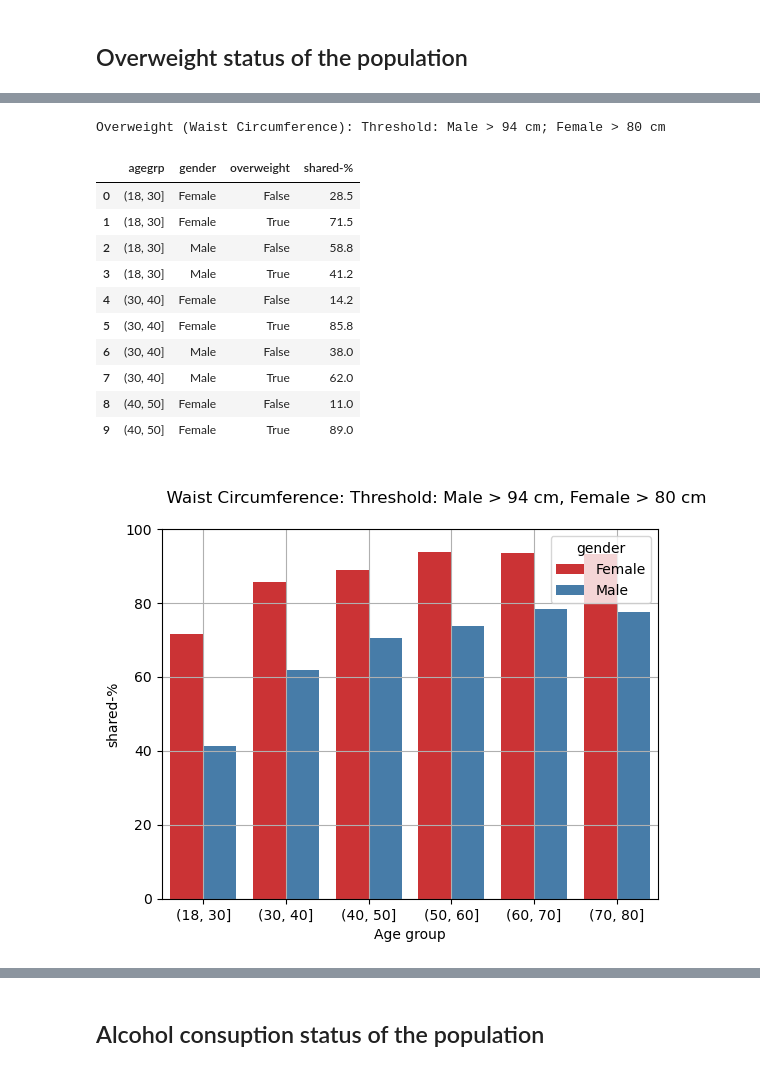
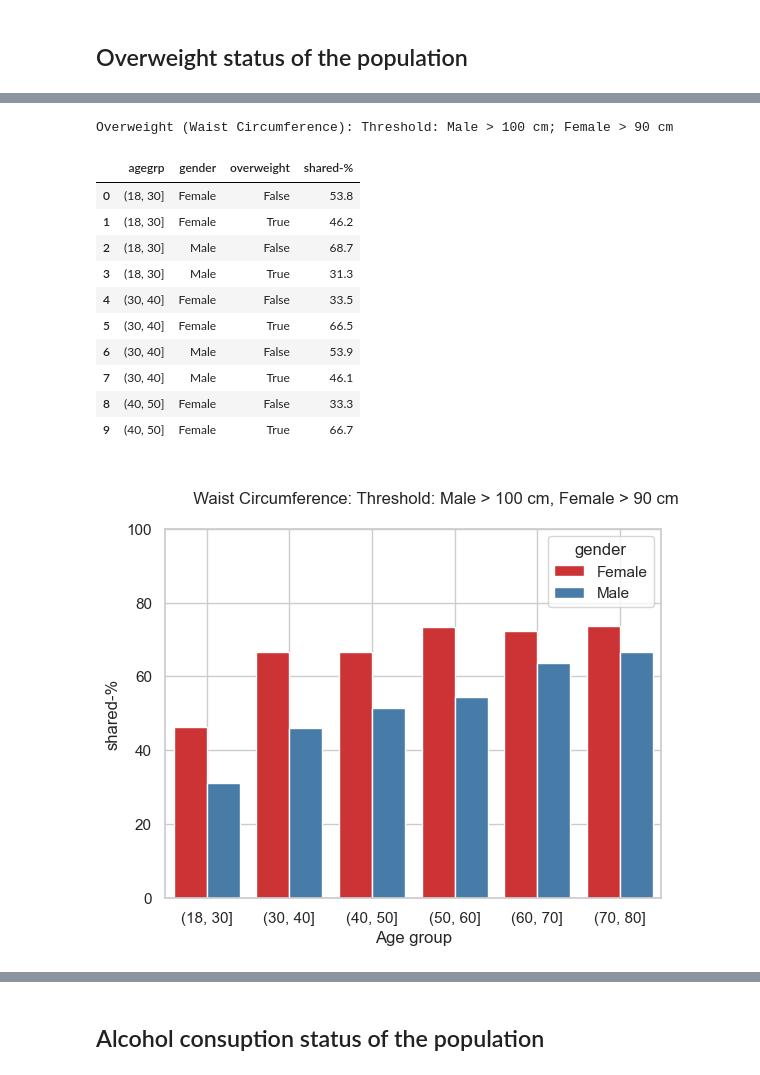
Before and after one commit to jahokas/statistics, a Jupyter notebook: nhanes_study.ipynb, the cells around one changed output, grey strips where cells are left out. Saved outputs shown, nothing was run; the diff lists cells and outputs as text; code cells hidden in the pictures.

```diff
--- a/nhanes_study.ipynb
+++ b/nhanes_study.ipynb
@@ -159,6 +213,7 @@ low = da["BPXSY1"] <= 120
 normal = (da["BPXSY1"] > 120) & (da["BPXSY1"] <= 130)
 high = (da["BPXSY1"] > 130) & (da["BPXSY1"] <= 160)
 very_high = da["BPXSY1"] > 160
-elevated = high | very_high
+elevated = very_high
+# elevated = high | very_high
 da["elevated_bloodpr"] = np.where(elevated, True, False)
 # %% [output]
@@ -444,10 +562,11 @@ print("""
 ## Demographic status of the population
 # %%
 # Demographic status of the population
+da["agegrp"] = da["agegrp"].astype(str)
 da["DMDMARTL"] = da.DMDMARTL.fillna(0)
 da["marital_status"] = da.DMDMARTL.replace({0: "Missing", 1: "Married", 2: "Widowed", 3: "Divorced", 4: "Separated", 5: "Never married",
                                        6: "Living with partner", 77: "Refused", 99: "Don't Know"})
-target_group = da["RIDAGEYR"] >= 50
+target_group = ((da['agegrp'] == "(50, 60]") & (da['gender'] == "Male")) | ((da['agegrp'] == "(30, 40]") & (da['gender'] == "Female"))
 lonely = (da["DMDMARTL"] == 0) | (da["DMDMARTL"] == 1) | (da["DMDMARTL"] == 6) | (da["DMDMARTL"] == 77) | (da["DMDMARTL"] == 99)
 da['lonely'] = np.where(lonely, False, True)
 da['target_group'] = np.where(target_group, True, False)
@@ -540,7 +679,5 @@ print("""
 # %%
 # Overweight status of the population
 da['BMXWAIST'] = da['BMXWAIST'].astype('float')
-normal = ((da["BMXWAIST"] <= 94.0) & male) | ((da["BMXWAIST"] <= 80.0) & female)
+normal = ((da["BMXWAIST"] <= 100.0) & (da['gender'] == 'Male')) | ((da["BMXWAIST"] <= 90.0) & (da['gender'] == 'Female'))
 overweight = ~normal
-da['overweight'] = np.where(overweight, True, False)
-da["overweight"].value_counts().sort_index()
@@ -562,33 +722,33 @@ min        58.700000
 max       171.600000
 Name: BMXWAIST, dtype: float64
 # %%
-w = da.loc[:, ['SEQN','gender', 'elevated_bloodpr', 'overweight', 'agegrp']].groupby(['agegrp', 'gender', 'overweight'], observed=True)['agegrp'].count()
+w = da.loc[:, ['gender', 'elevated_bloodpr', 'overweight', 'agegrp']].groupby(['agegrp', 'gender', 'overweight'], observed=True)['agegrp'].count()
 w = w.groupby(level=[0, 1], observed=True).transform(lambda g: (g / g.sum() * 100).round(1))
-print("Overweight (Waist Circumference): Threshold: Male > 94 cm; Female > 80 cm")
+print("Overweight (Waist Circumference): Threshold: Male > 100 cm; Female > 90 cm")
 w = w.reset_index(name='shared-%')
 w.head(10)
 # %% [output]
-Overweight (Waist Circumference): Threshold: Male > 94 cm; Female > 80 cm
+Overweight (Waist Circumference): Threshold: Male > 100 cm; Female > 90 cm
 |  | agegrp | gender | overweight | shared-% |
-| 0 | (18, 30] | Female | False | 28.5 |
-| 1 | (18, 30] | Female | True | 71.5 |
-| 2 | (18, 30] | Male | False | 58.8 |
-| 3 | (18, 30] | Male | True | 41.2 |
-| 4 | (30, 40] | Female | False | 14.2 |
-| 5 | (30, 40] | Female | True | 85.8 |
-| 6 | (30, 40] | Male | False | 38.0 |
-| 7 | (30, 40] | Male | True | 62.0 |
-| 8 | (40, 50] | Female | False | 11.0 |
-| 9 | (40, 50] | Female | True | 89.0 |
+| 0 | (18, 30] | Female | False | 53.8 |
+| 1 | (18, 30] | Female | True | 46.2 |
+| 2 | (18, 30] | Male | False | 68.7 |
+| 3 | (18, 30] | Male | True | 31.3 |
+| 4 | (30, 40] | Female | False | 33.5 |
+| 5 | (30, 40] | Female | True | 66.5 |
+| 6 | (30, 40] | Male | False | 53.9 |
+| 7 | (30, 40] | Male | True | 46.1 |
+| 8 | (40, 50] | Female | False | 33.3 |
+| 9 | (40, 50] | Female | True | 66.7 |
 # %%
 # plt.figure(figsize=(10, 5))
 sns.barplot(data=w.query('overweight == True'), x="agegrp", y="shared-%", hue="gender", palette="Set1")
 plt.title("""
-          Waist Circumference: Threshold: Male > 94 cm, Female > 80 cm
+          Waist Circumference: Threshold: Male > 100 cm, Female > 90 cm
           """)
 plt.xlabel('Age group')
 plt.ylim(0, 100)
 plt.grid(True)
 # %% [output]
-[figure, old version]
+[figure, new version]
 # %%
```
Also changed, not shown: parts of 69 cells of this notebook.
